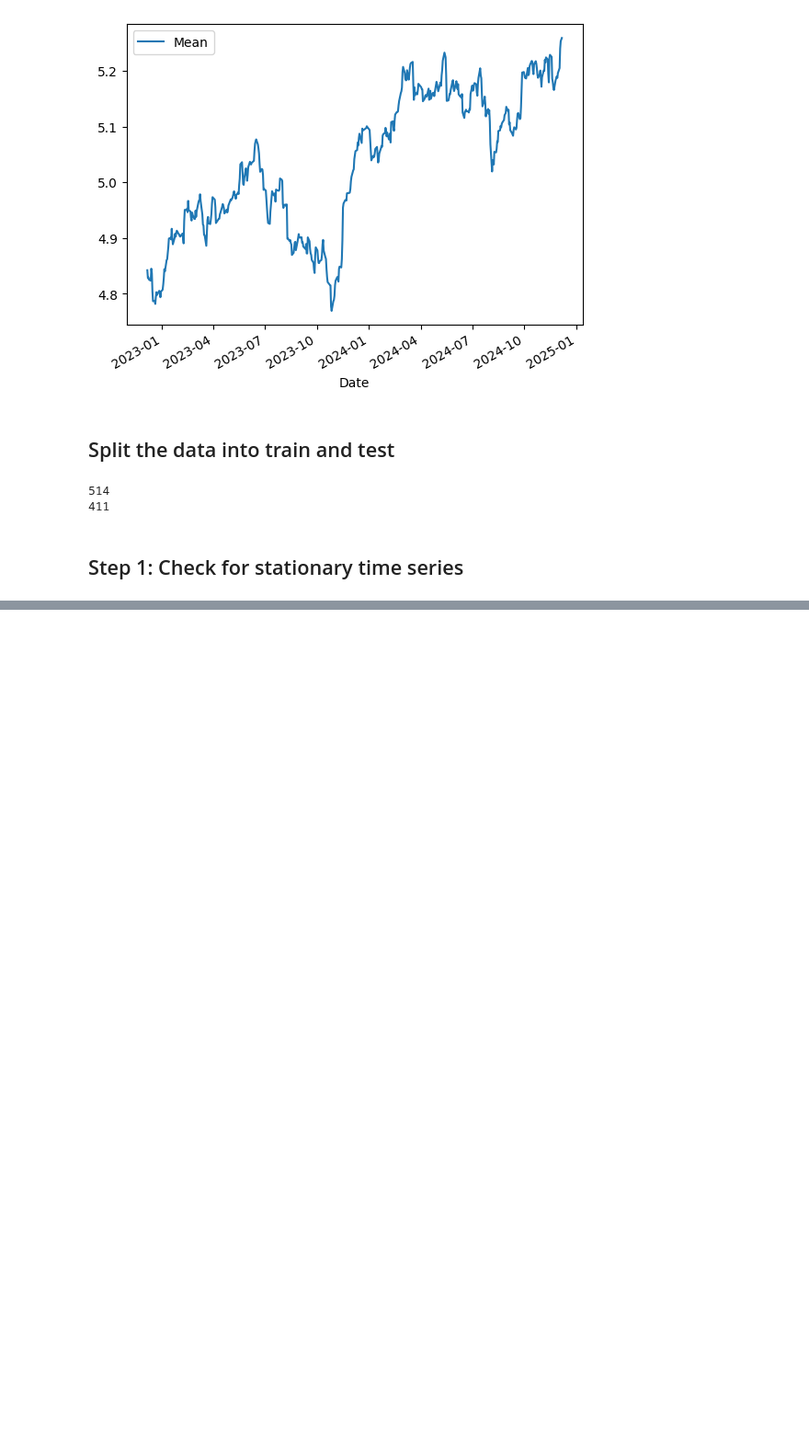
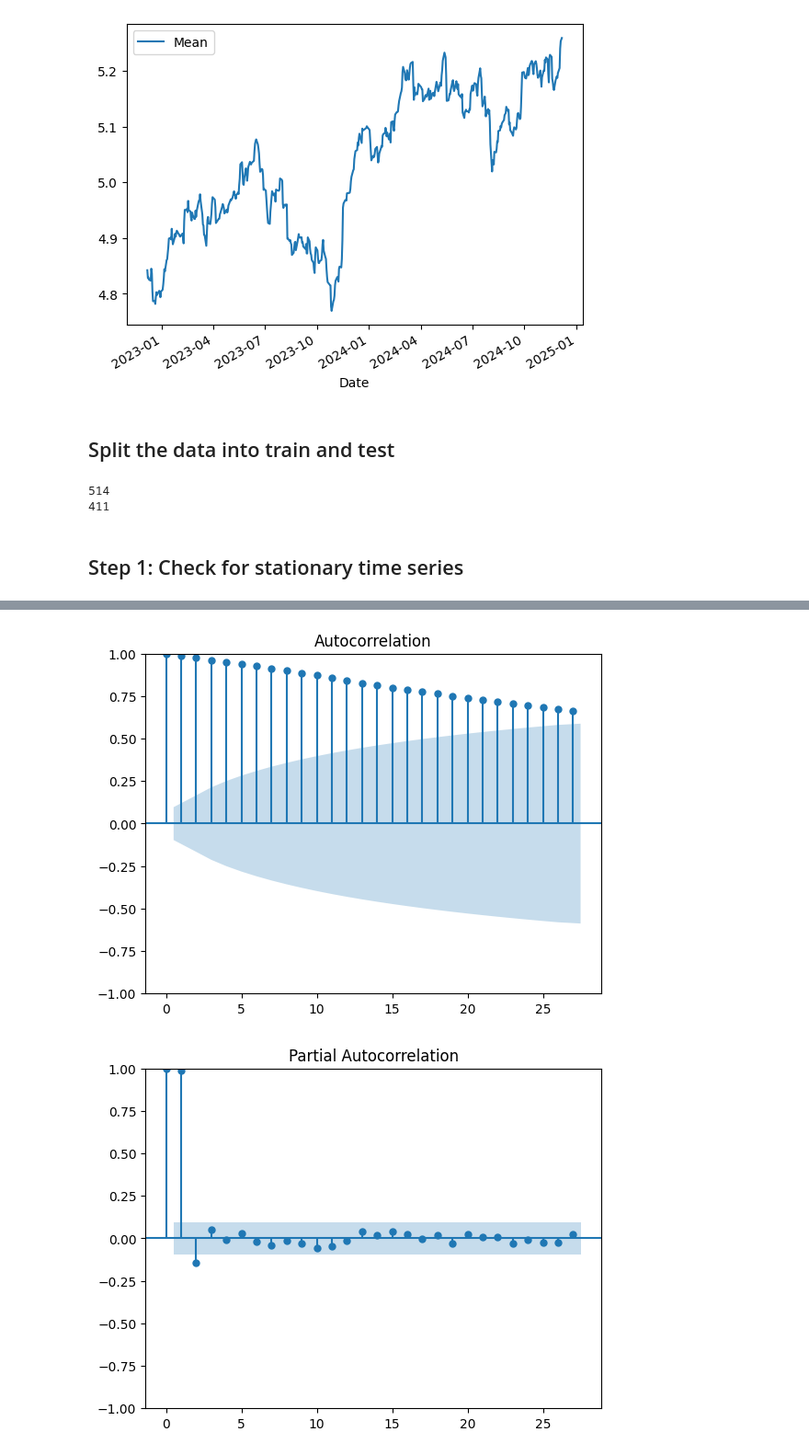
Before and after one commit to hackingbandy/arima, a Jupyter notebook: arima.ipynb, the cells around one changed output, grey strips where cells are left out. Shown at 92% size. Saved outputs shown, nothing was run; the diff lists cells and outputs as text; code cells hidden in the pictures; blank space fills up the shorter version.

```diff
--- a/arima.ipynb
+++ b/arima.ipynb
@@ -113,3 +113,12 @@ If b is compared pretty low we need just the **direct correlation**:
 a -> c
 
 Video: https://www.kaggle.com/code/iamleonie/time-series-interpreting-acf-and-pacf :)
+# %%
+from statsmodels.graphics.tsaplots import plot_acf, plot_pacf
+
+acf_original = plot_acf(df_train)
+
+pacf_original = plot_pacf(df_train)
+# %% [output]
+[figure, added]
+[figure, added]
```
Also changed, not shown: parts of 4 cells of this notebook.
